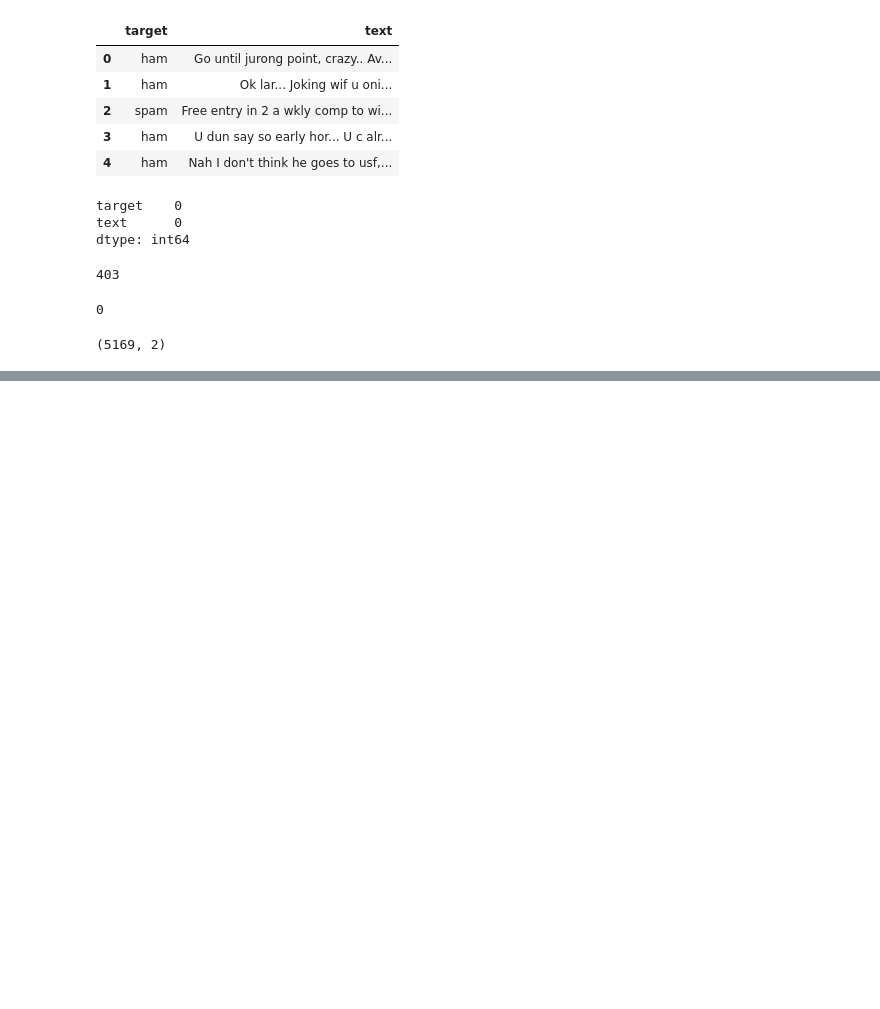
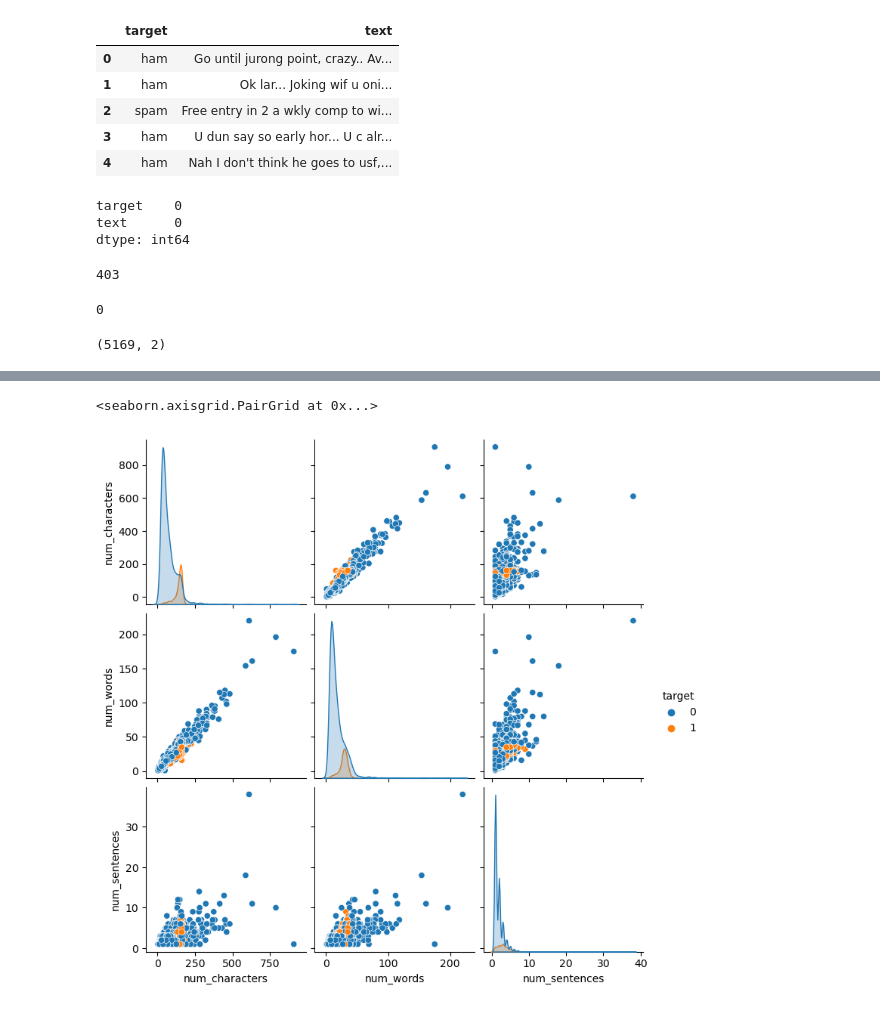
Before and after one commit to najnin26/Complete-Machine-Learning-Project, a Jupyter notebook: Sms Spam Classifier/sms-spam-classifier.ipynb, the cells around one changed output, grey strips where cells are left out. Cells and saved outputs as stored; diff of their text form; code cells hidden in the pictures; blank space fills up the shorter version.

```diff
--- a/Sms Spam Classifier/sms-spam-classifier.ipynb
+++ b/Sms Spam Classifier/sms-spam-classifier.ipynb
@@ -94,0 +209,5 @@ df.shape
+# %%
+sns.pairplot(df,hue='target')
+# %% [output]
+<seaborn.axisgrid.PairGrid at 0x...>
+[figure, added]
```
Also changed, not shown: parts of 21 cells of this notebook.
